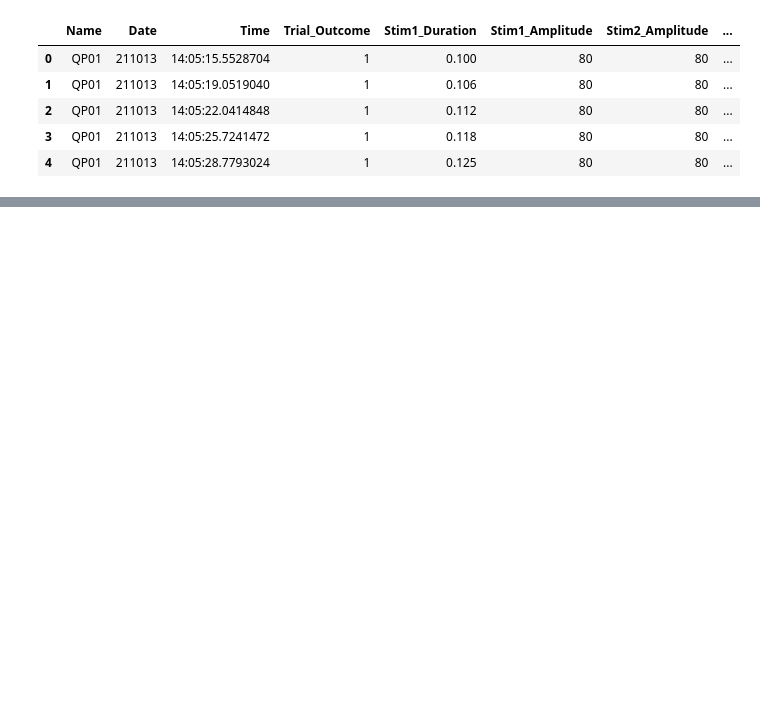
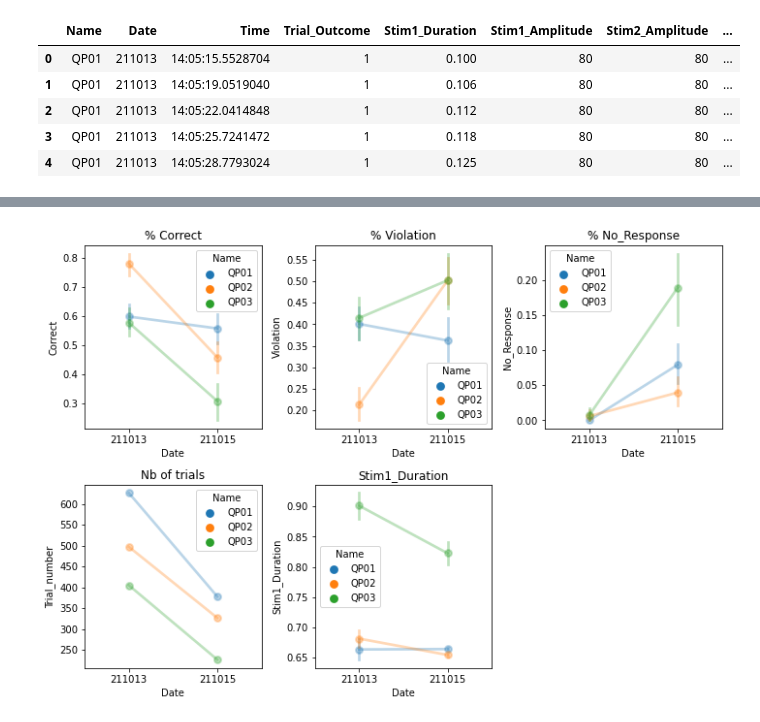
Before and after one commit to LIMLabSWC/x_detection_beh_analysis, a Jupyter notebook: PWM_analysis_v2.ipynb, the cells around one changed output, grey strips where cells are left out. Cells and saved outputs as stored; diff of their text form; code cells hidden in the pictures; blank space fills up the shorter version.

```diff
--- a/PWM_analysis_v2.ipynb
+++ b/PWM_analysis_v2.ipynb
@@ -335,0 +308,39 @@ plt.show()
+# %%
+figure(figsize=(10, 10))
+rows,colums = 3,3
+legend_rotation = 90
+alpha = 0.3
+plt.subplot(rows,colums,1)
+g = sns.pointplot(data = trial_data, x = 'Date', y = 'Correct', hue = 'Name')
+plt.setp(g.collections, alpha=alpha) #for the markers
+plt.setp(g.lines, alpha=alpha)       #for the lines
+plt.title("% Correct")
+
+plt.subplot(rows,colums,2)
+g = sns.pointplot(data = trial_data, x = 'Date', y = 'Violation', hue = 'Name')
+plt.setp(g.collections, alpha=alpha) #for the markers
+plt.setp(g.lines, alpha=alpha)       #for the lines
+plt.title("% Violation")
+
+plt.subplot(rows,colums,3)
+g = sns.pointplot(data = trial_data, x = 'Date', y = 'No_Response', hue = 'Name')
+plt.setp(g.collections, alpha=alpha) #for the markers
+plt.setp(g.lines, alpha=alpha)       #for the lines
+plt.title("% No_Response")
+
+plt.subplot(rows,colums,4)
+g = sns.pointplot(data = trial_number, x = 'Date', y = 'Trial_number', hue = 'Name')
+plt.setp(g.collections, alpha=alpha) #for the markers
+plt.setp(g.lines, alpha=alpha)       #for the lines
+plt.title("Nb of trials")
+
+plt.subplot(rows,colums,5)
+g = sns.pointplot(data = trial_data, x = 'Date', y = 'Stim1_Duration', hue = 'Name')
+plt.setp(g.collections, alpha=alpha) #for the markers
+plt.setp(g.lines, alpha=alpha)       #for the lines
+plt.title("Stim1_Duration")
+
+plt.tight_layout()
+plt.show()
+# %% [output]
+[figure, added]
```
Also changed, not shown: parts of 19 cells of this notebook.
